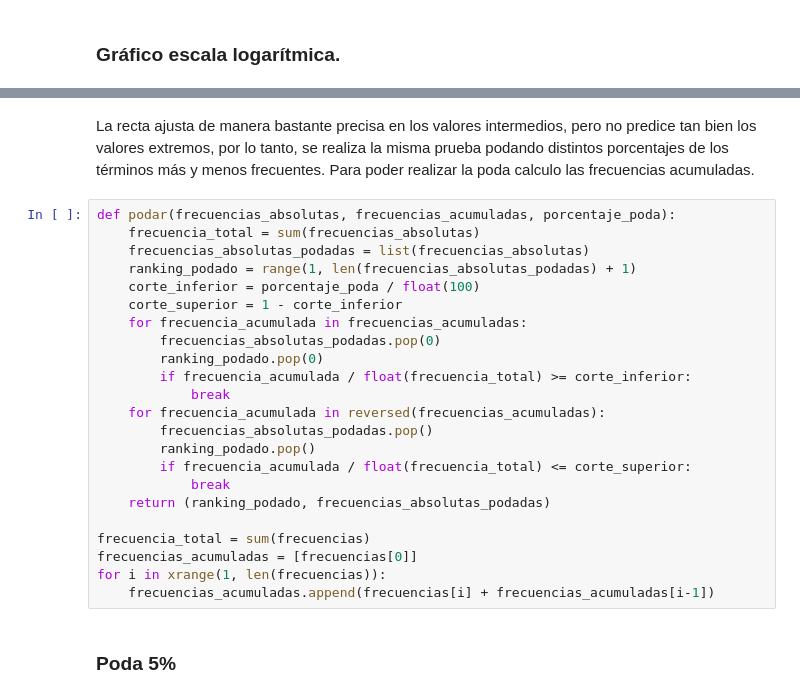
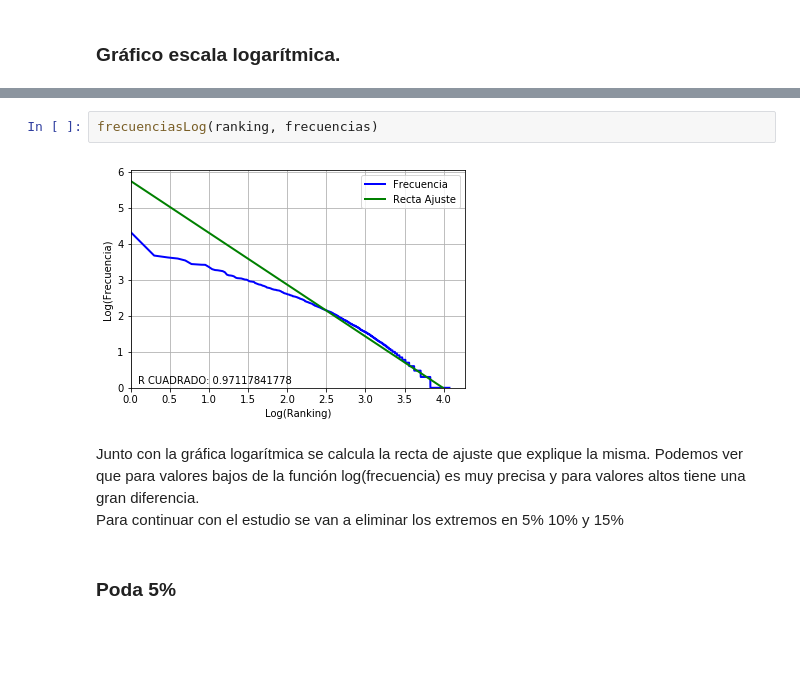
Before and after one commit to zamudio-fabian/RI-Tratamiento-y-Analisis-del-Texto, a Jupyter notebook: NoterbookJupyter.ipynb, the cells around one changed output, grey strips where cells are left out. Cells and saved outputs as stored; diff of their text form; blank space fills up the shorter version.

```diff
--- a/NoterbookJupyter.ipynb
+++ b/NoterbookJupyter.ipynb
@@ -73,27 +98,9 @@ graficar_frecuencias_log(ranking, frecuencias)
-# %% [markdown]
-La recta ajusta de manera bastante precisa en los valores intermedios, pero no predice tan bien los valores extremos, por lo tanto, se realiza la misma prueba podando distintos porcentajes de los términos más y menos frecuentes. Para poder realizar la poda calculo las frecuencias acumuladas.
-# %%
-def podar(frecuencias_absolutas, frecuencias_acumuladas, porcentaje_poda):
-    frecuencia_total = sum(frecuencias_absolutas)
-    frecuencias_absolutas_podadas = list(frecuencias_absolutas)
-    ranking_podado = range(1, len(frecuencias_absolutas_podadas) + 1)
-    corte_inferior = porcentaje_poda / float(100)
-    corte_superior = 1 - corte_inferior
-    for frecuencia_acumulada in frecuencias_acumuladas:
-        frecuencias_absolutas_podadas.pop(0)
-        ranking_podado.pop(0)
-        if frecuencia_acumulada / float(frecuencia_total) >= corte_inferior:
-            break
-    for frecuencia_acumulada in reversed(frecuencias_acumuladas):
-        frecuencias_absolutas_podadas.pop()
-        ranking_podado.pop()
-        if frecuencia_acumulada / float(frecuencia_total) <= corte_superior:
-            break
-    return (ranking_podado, frecuencias_absolutas_podadas)
-
-frecuencia_total = sum(frecuencias)
-frecuencias_acumuladas = [frecuencias[0]]
-for i in xrange(1, len(frecuencias)):
-    frecuencias_acumuladas.append(frecuencias[i] + frecuencias_acumuladas[i-1])
+# %%
+frecuenciasLog(ranking, frecuencias)
+# %% [output]
+[figure, added]
+# %% [markdown]
+Junto con la gráfica logarítmica se calcula la recta de ajuste que explique la misma. Podemos ver que para valores bajos de la función log(frecuencia) es muy precisa y para valores altos tiene una gran diferencia.
+Para continuar con el estudio se van a eliminar los extremos en 5% 10% y 15%
 # %% [markdown]
 ### Poda 5%
```
Also changed, not shown: parts of 15 cells of this notebook, 1 other file.
